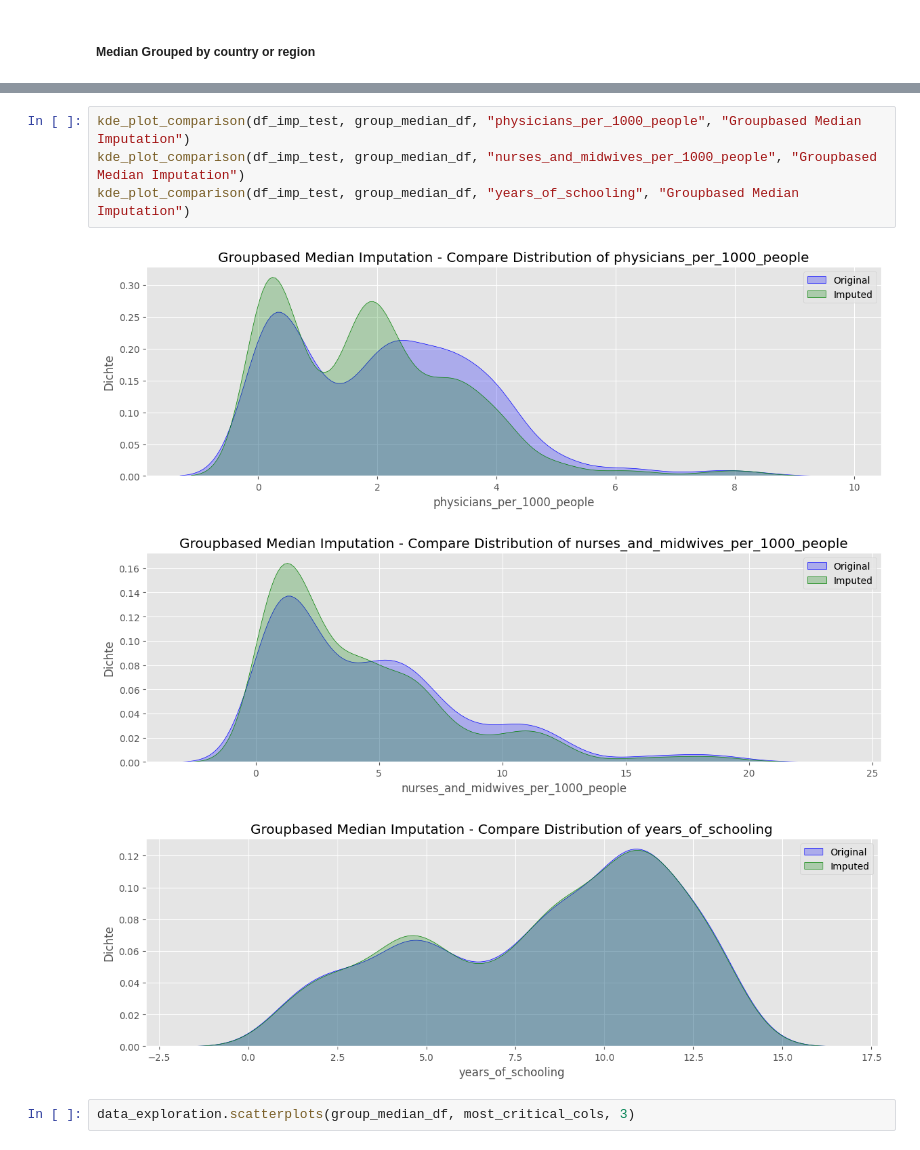
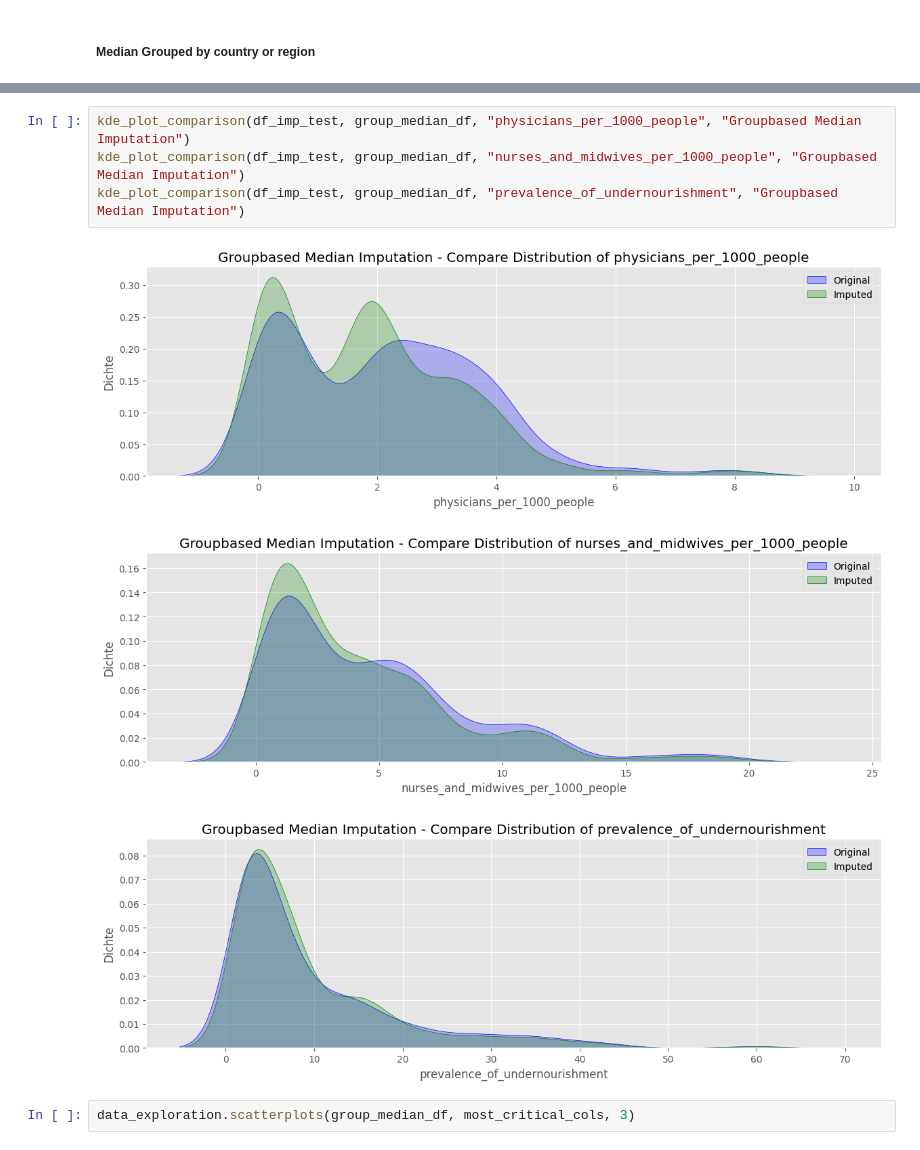
Before and after one commit to HamzahFayad/master_thesis_child_mortality, a Jupyter notebook: 01_notebooks/2_data_preprocessing.ipynb, the cells around one changed output, grey strips where cells are left out. Cells and saved outputs as stored; diff of their text form.

```diff
--- a/01_notebooks/2_data_preprocessing.ipynb
+++ b/01_notebooks/2_data_preprocessing.ipynb
@@ -217,11 +262,11 @@ data_exploration.histograms(group_median_df.drop(columns=["Year"]))
 # %%
 kde_plot_comparison(df_imp_test, group_median_df, "physicians_per_1000_people", "Groupbased Median Imputation")
 kde_plot_comparison(df_imp_test, group_median_df, "nurses_and_midwives_per_1000_people", "Groupbased Median Imputation")
-kde_plot_comparison(df_imp_test, group_median_df, "years_of_schooling", "Groupbased Median Imputation")
+kde_plot_comparison(df_imp_test, group_median_df, "prevalence_of_undernourishment", "Groupbased Median Imputation")
 # %% [output]
 [figure]
 [figure]
-[figure, old version]
+[figure, new version]
 # %%
 data_exploration.scatterplots(group_median_df, most_critical_cols, 3)
 # %% [output]
```
Also changed, not shown: parts of 6 cells of this notebook, 6 other files.
